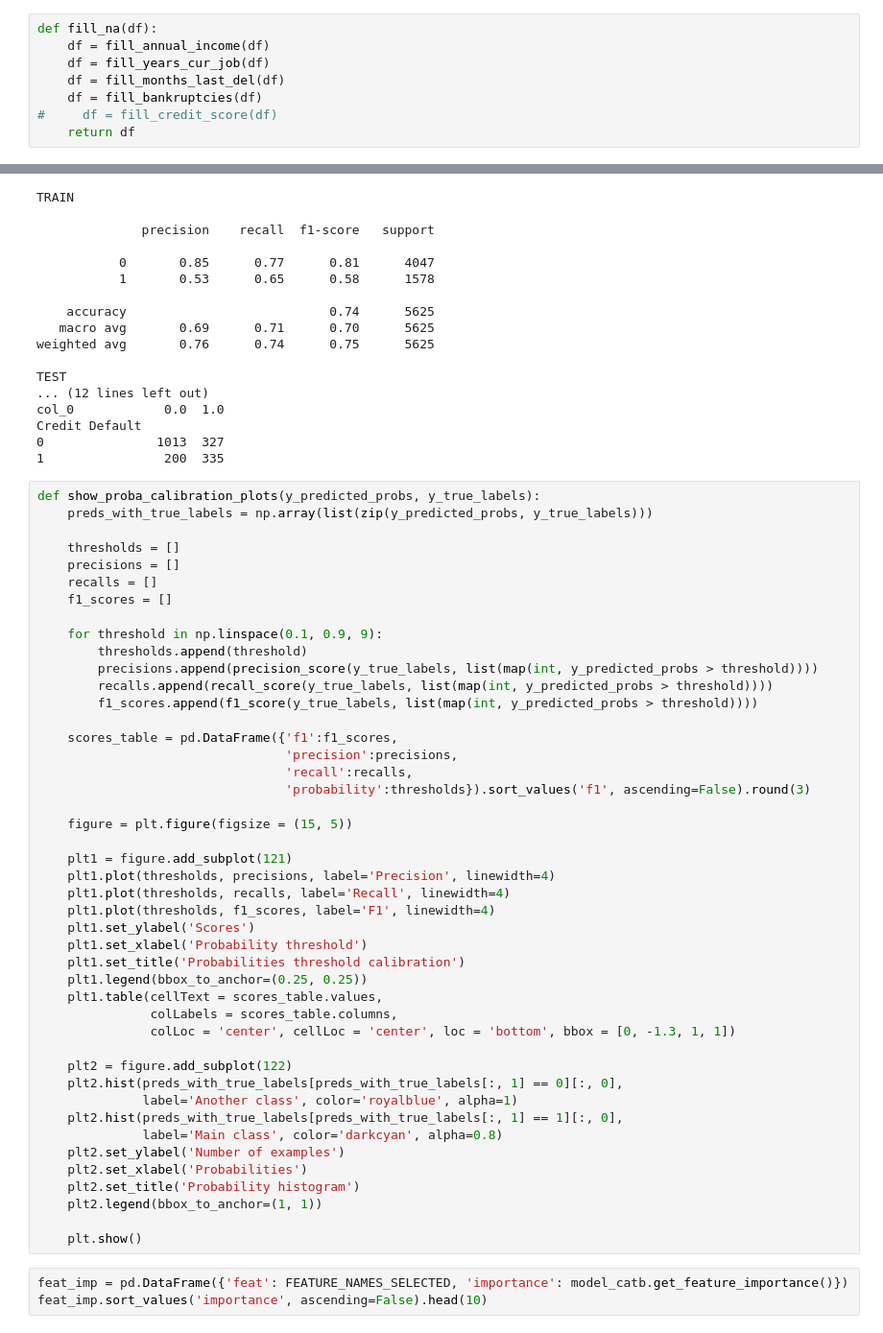
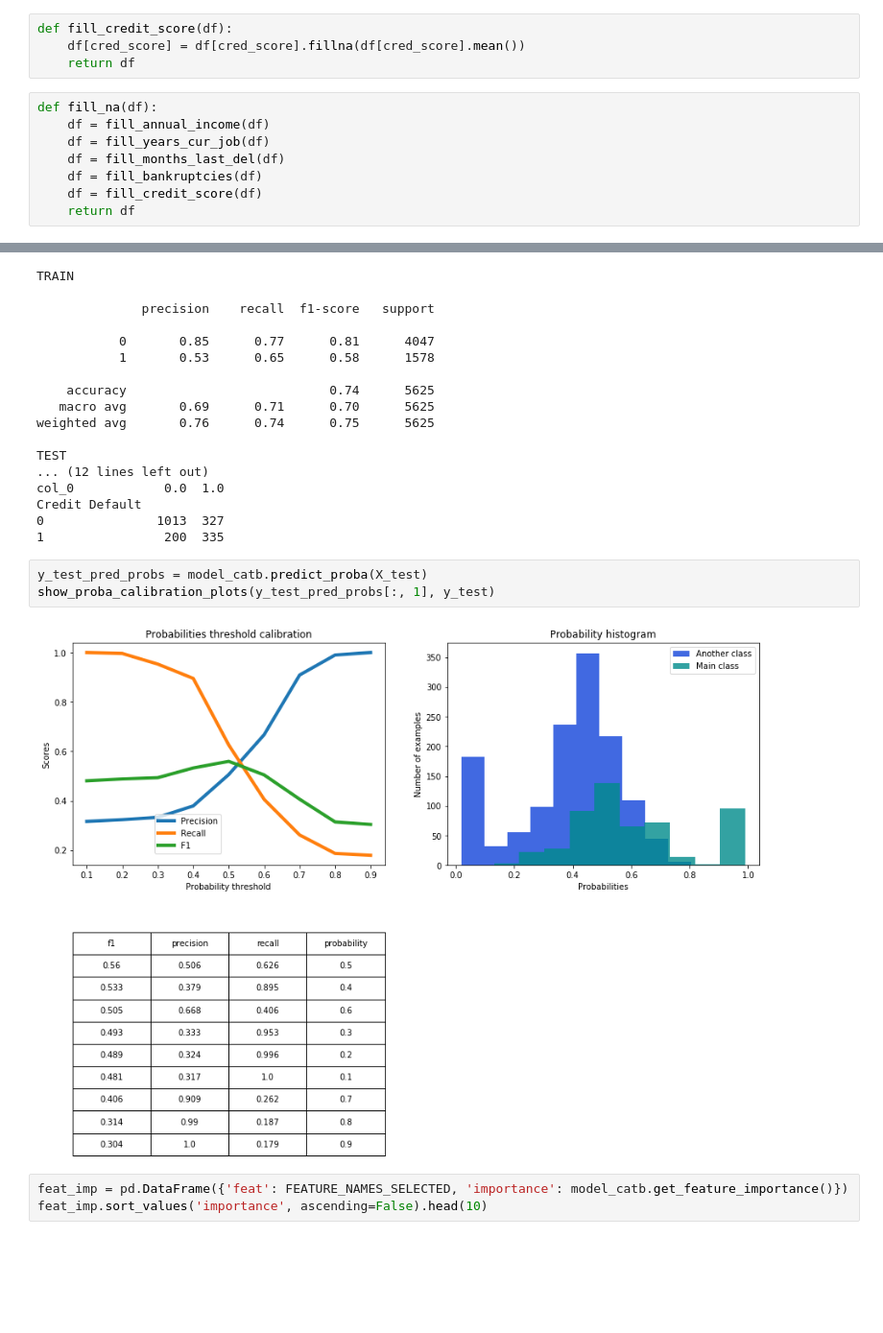
Before and after one commit to fogugy/gb_ds2_coursework, a Jupyter notebook: YZinovev_solution.ipynb, the cells around one changed output, grey strips where cells are left out. Shown: that part at 96% size. Cells and saved outputs as stored; diff of their text form; blank space fills up the shorter version.

Commit message:
yet another

```diff
--- a/YZinovev_solution.ipynb
+++ b/YZinovev_solution.ipynb
@@ -156,10 +149,14 @@ def fill_bankruptcies(df):
+# %%
+def fill_credit_score(df):
+    df[cred_score] = df[cred_score].fillna(df[cred_score].mean())
+    return df
 # %%
 def fill_na(df):
     df = fill_annual_income(df)
     df = fill_years_cur_job(df)
     df = fill_months_last_del(df)
     df = fill_bankruptcies(df)
-#     df = fill_credit_score(df)
+    df = fill_credit_score(df)
     return df
 # %% [markdown]
 **Обработка выбросов**
@@ -338,51 +360,11 @@ col_0            0.0  1.0
 Credit Default
 0               1013  327
 1                200  335
-# %%
-def show_proba_calibration_plots(y_predicted_probs, y_true_labels):
-    preds_with_true_labels = np.array(list(zip(y_predicted_probs, y_true_labels)))
-
-    thresholds = []
-    precisions = []
-    recalls = []
-    f1_scores = []
-
-    for threshold in np.linspace(0.1, 0.9, 9):
-        thresholds.append(threshold)
-        precisions.append(precision_score(y_true_labels, list(map(int, y_predicted_probs > threshold))))
-        recalls.append(recall_score(y_true_labels, list(map(int, y_predicted_probs > threshold))))
-        f1_scores.append(f1_score(y_true_labels, list(map(int, y_predicted_probs > threshold))))
-
-    scores_table = pd.DataFrame({'f1':f1_scores,
-                                 'precision':precisions,
-                                 'recall':recalls,
-                                 'probability':thresholds}).sort_values('f1', ascending=False).round(3)
-
-    figure = plt.figure(figsize = (15, 5))
-
-    plt1 = figure.add_subplot(121)
-    plt1.plot(thresholds, precisions, label='Precision', linewidth=4)
-    plt1.plot(thresholds, recalls, label='Recall', linewidth=4)
-    plt1.plot(thresholds, f1_scores, label='F1', linewidth=4)
-    plt1.set_ylabel('Scores')
-    plt1.set_xlabel('Probability threshold')
-    plt1.set_title('Probabilities threshold calibration')
-    plt1.legend(bbox_to_anchor=(0.25, 0.25))
-    plt1.table(cellText = scores_table.values,
-               colLabels = scores_table.columns,
-               colLoc = 'center', cellLoc = 'center', loc = 'bottom', bbox = [0, -1.3, 1, 1])
-
-    plt2 = figure.add_subplot(122)
-    plt2.hist(preds_with_true_labels[preds_with_true_labels[:, 1] == 0][:, 0],
-              label='Another class', color='royalblue', alpha=1)
-    plt2.hist(preds_with_true_labels[preds_with_true_labels[:, 1] == 1][:, 0],
-              label='Main class', color='darkcyan', alpha=0.8)
-    plt2.set_ylabel('Number of examples')
-    plt2.set_xlabel('Probabilities')
-    plt2.set_title('Probability histogram')
-    plt2.legend(bbox_to_anchor=(1, 1))
-
-    plt.show()
+# %%
+y_test_pred_probs = model_catb.predict_proba(X_test)
+show_proba_calibration_plots(y_test_pred_probs[:, 1], y_test)
+# %% [output]
+[figure, added]
 # %%
 feat_imp = pd.DataFrame({'feat': FEATURE_NAMES_SELECTED, 'importance': model_catb.get_feature_importance()})
 feat_imp.sort_values('importance', ascending=False).head(10)
```
Also changed, not shown: parts of 13 cells of this notebook, 10 other files.
